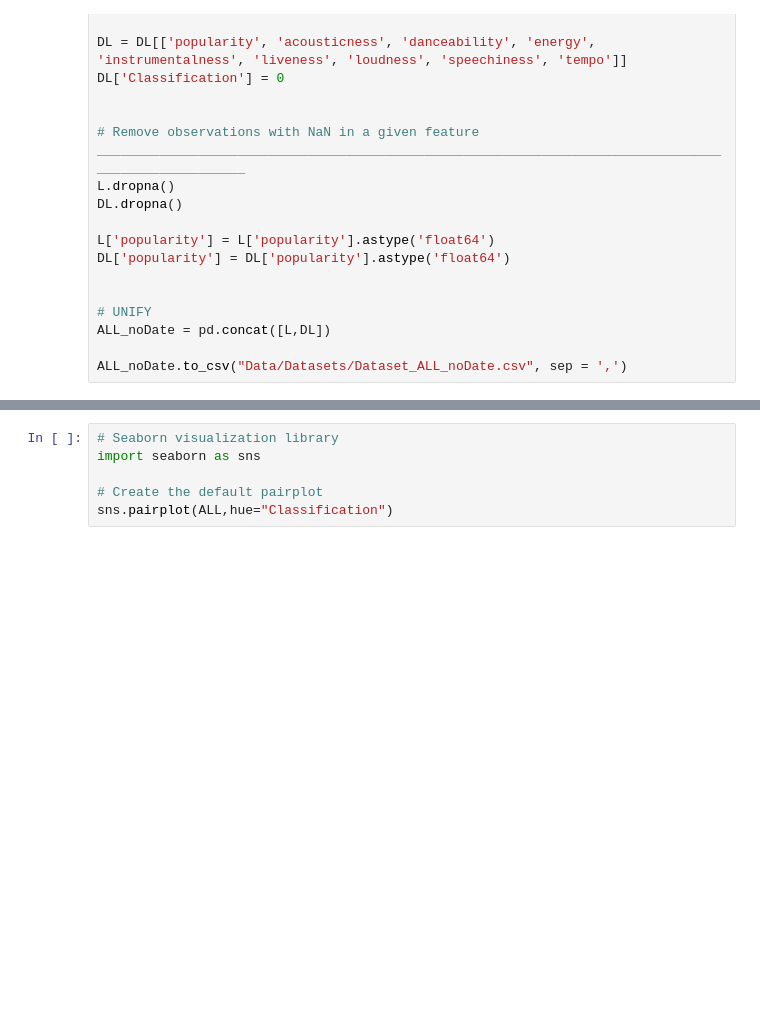
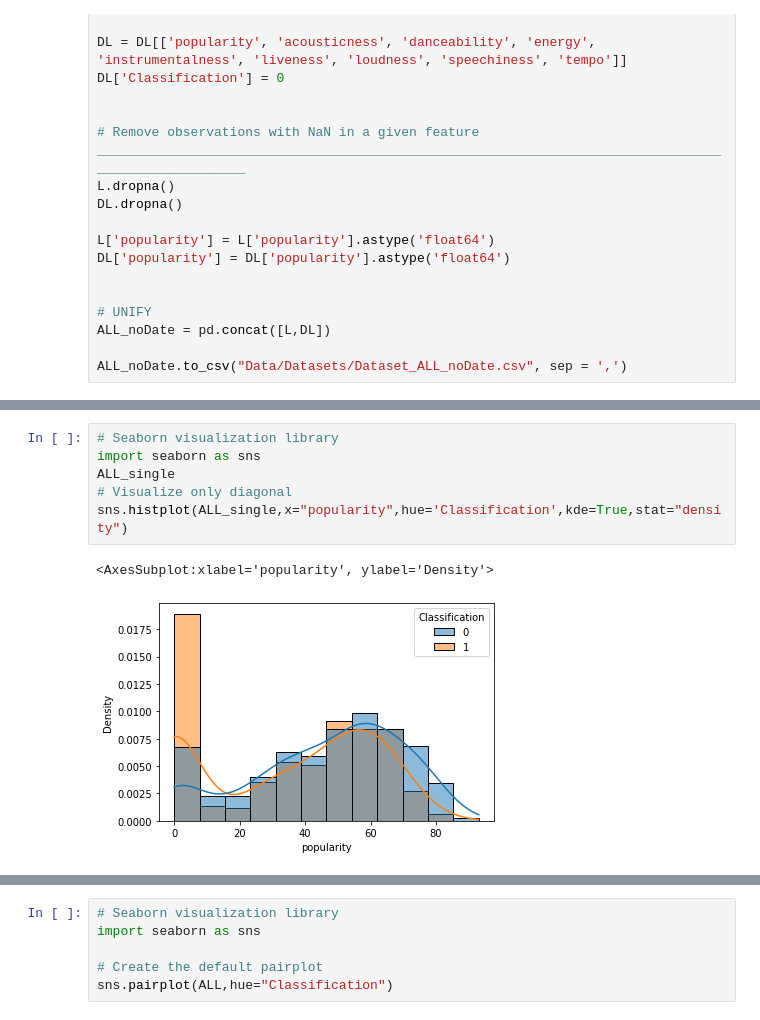
Before and after one commit to leopalacios1/Talking_Numbers, a Jupyter notebook: DATA TRANSFORM 1.ipynb, the cells around one changed output, grey strips where cells are left out. Drawn from its saved outputs; the diff is of its cells as text; blank space fills up the shorter version.

```diff
--- a/DATA TRANSFORM 1.ipynb
+++ b/DATA TRANSFORM 1.ipynb
@@ -118,0 +122,9 @@ sns.pairplot(ALL_single,hue="Classification")
+# %%
+# Seaborn visualization library
+import seaborn as sns
+ALL_single
+# Visualize only diagonal
+sns.histplot(ALL_single,x="popularity",hue='Classification',kde=True,stat="density")
+# %% [output]
+<AxesSubplot:xlabel='popularity', ylabel='Density'>
+[figure, added]
```
Also changed, not shown: parts of 5 cells of this notebook, 1 other file.
